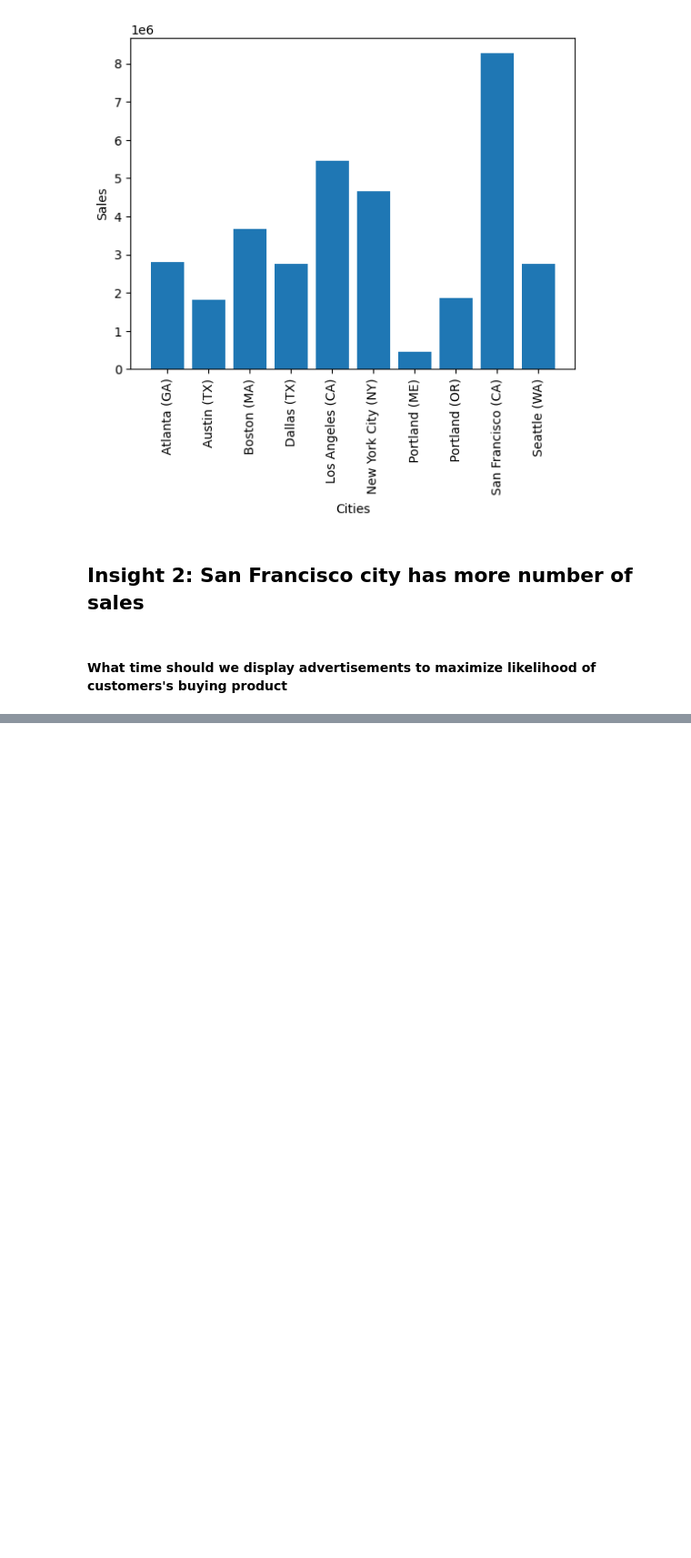
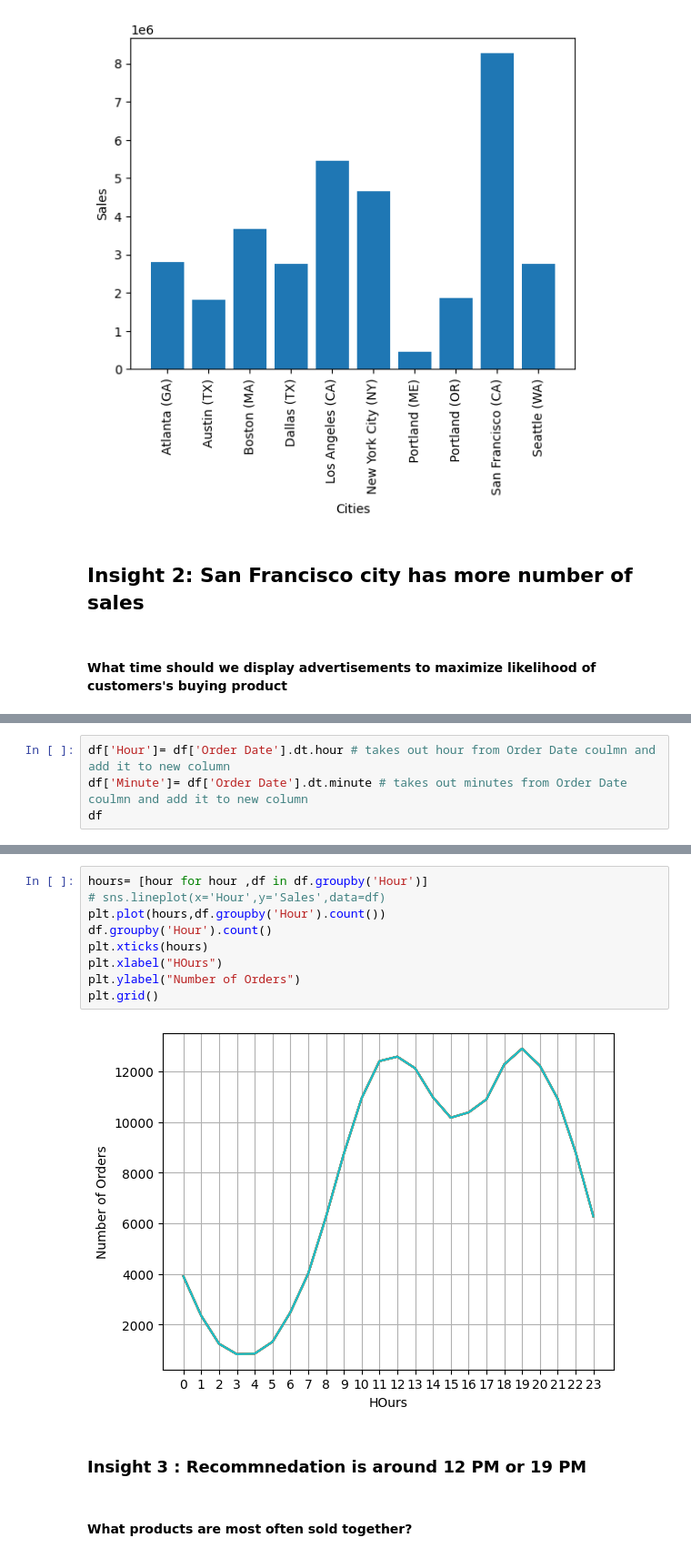
Before and after one commit to aman-singanamala/EDA-s, a Jupyter notebook: SALES-ANALYSIS/sales-analysis.ipynb, the cells around one changed output, grey strips where cells are left out. Shown at 91% size. Drawn from its saved outputs; the diff is of its cells as text; blank space fills up the shorter version.

```diff
--- a/SALES-ANALYSIS/sales-analysis.ipynb
+++ b/SALES-ANALYSIS/sales-analysis.ipynb
@@ -209,0 +218,4 @@ df['Order Date']= pd.to_datetime(df['Order Date'])
+# %%
+df['Hour']= df['Order Date'].dt.hour # takes out hour from Order Date coulmn and add it to new column
+df['Minute']= df['Order Date'].dt.minute # takes out minutes from Order Date coulmn and add it to new column
+df
@@ -210 +258,16 @@ df['Order Date']= pd.to_datetime(df['Order Date'])
+# %%
+hours= [hour for hour ,df in df.groupby('Hour')]
+# sns.lineplot(x='Hour',y='Sales',data=df)
+plt.plot(hours,df.groupby('Hour').count())
+df.groupby('Hour').count()
+plt.xticks(hours)
+plt.xlabel("HOurs")
+plt.ylabel("Number of Orders")
+plt.grid()
+# %% [output]
+[figure, added]
+# %% [markdown]
+### Insight 3 : Recommnedation is around 12 PM or 19 PM
+# %% [markdown]
+#### What products are most often sold together?
 # %%
```
Also changed, not shown: parts of 5 cells of this notebook.
